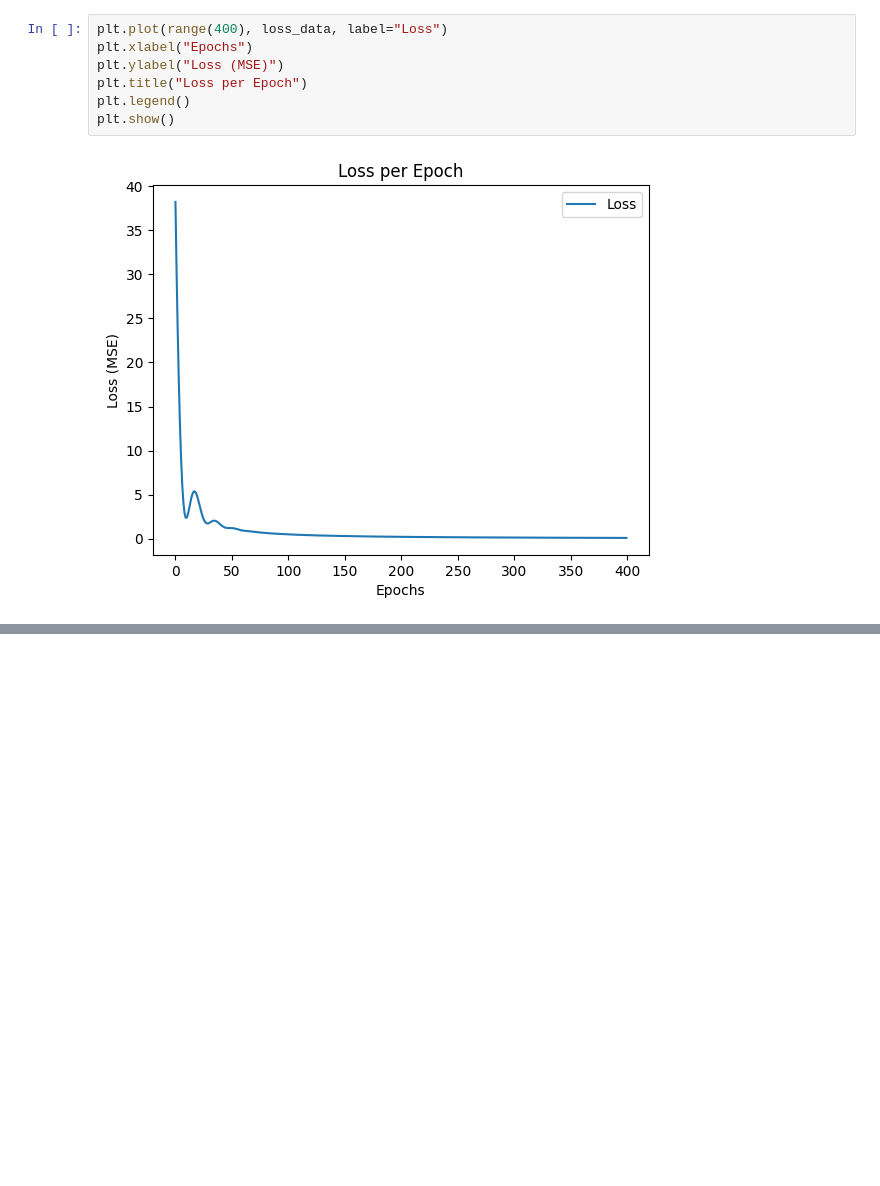
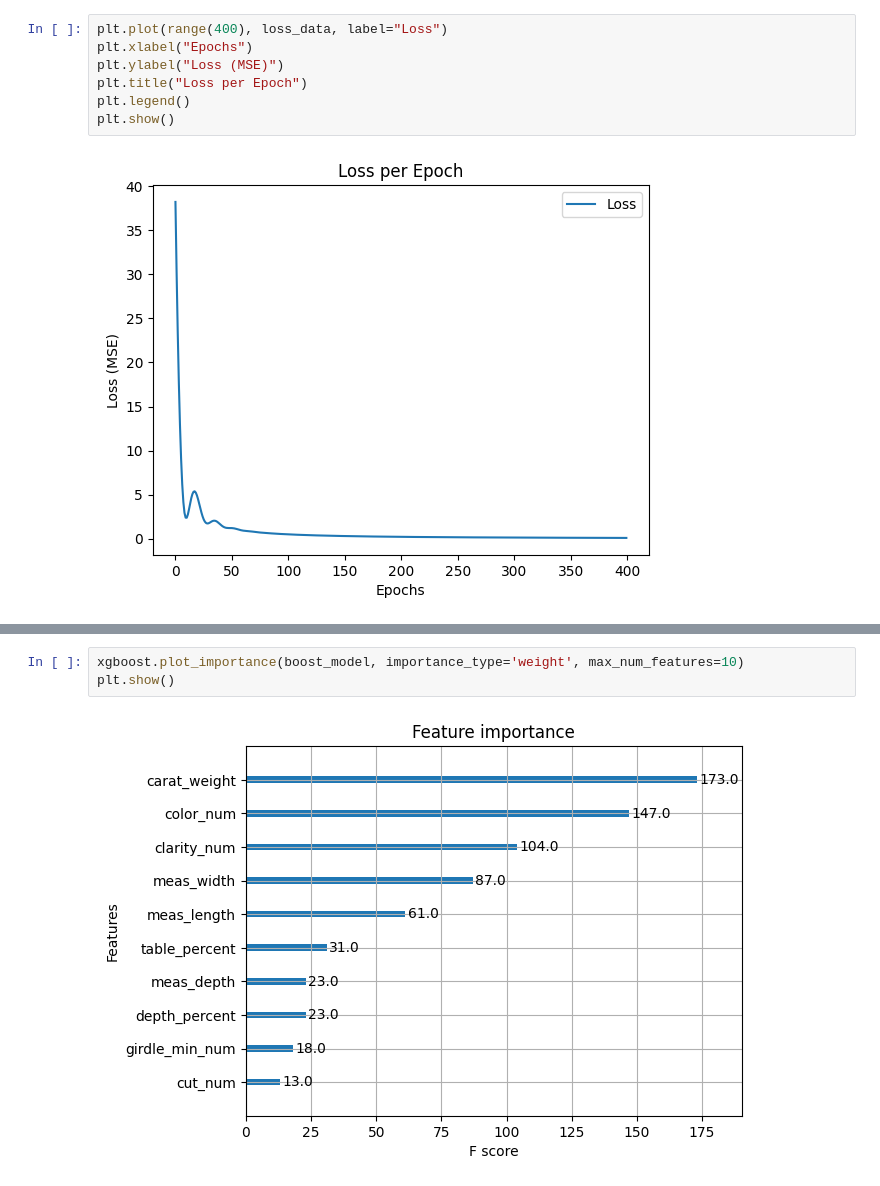
Before and after one commit to 3791xk/Proj_AI_ML, a Jupyter notebook: PAM_HW3.ipynb, the cells around one changed output, grey strips where cells are left out. Drawn from its saved outputs; the diff is of its cells as text; blank space fills up the shorter version.

```diff
--- a/PAM_HW3.ipynb
+++ b/PAM_HW3.ipynb
@@ -497,2 +499,7 @@ print("Mean Squared Error:", tree_mse)
 # %% [output]
 Mean Squared Error: 0.006119201798026677
+# %%
+xgboost.plot_importance(boost_model, importance_type='weight', max_num_features=10)
+plt.show()
+# %% [output]
+[figure, added]
```
Also changed, not shown: parts of 2 cells of this notebook.
